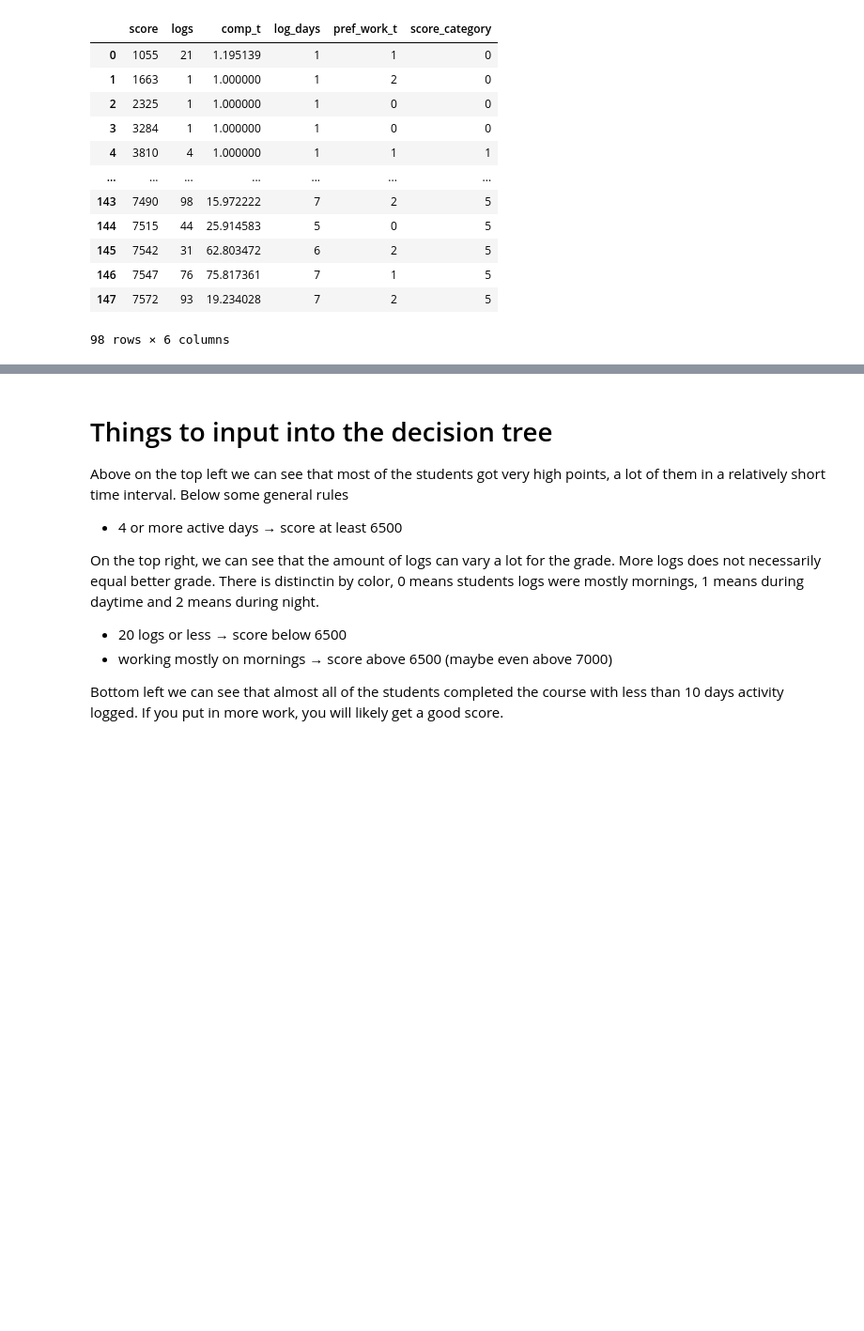
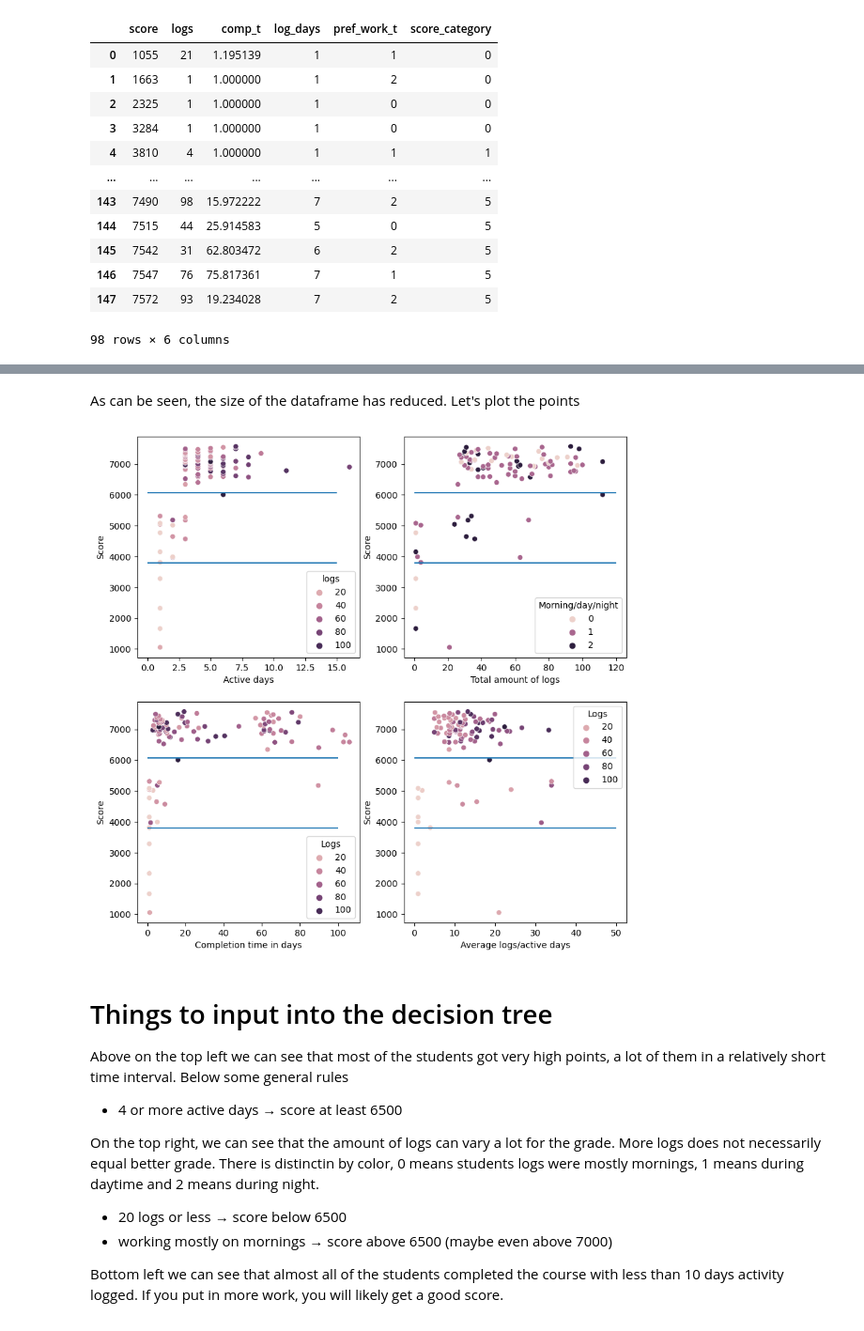
Before and after one commit to fskgiulia/JYUEF01, a Jupyter notebook: project_notebook.ipynb, the cells around one changed output, grey strips where cells are left out. Shown: that part at 94% size. Saved outputs shown, nothing was run; the diff lists cells and outputs as text; code cells hidden in the pictures; blank space fills up the shorter version.

```diff
--- a/project_notebook.ipynb
+++ b/project_notebook.ipynb
@@ -311,3 +242,72 @@ plt.show()
+# %% [markdown]
+As can be seen, the size of the dataframe has reduced. Let's plot the points
+# %%
+# Replotting
+
+fig, ((ax1, ax2), (ax3, ax4)) = plt.subplots(2, 2, figsize=(10,10))
+
+times_arr = df_filtered['comp_t'].to_numpy() # course completion time
+logs_arr = df_filtered['logs'].to_numpy() # amount of logs
+students_arr = df_filtered['score'].to_numpy() # scores
+dates_arr = df_filtered['log_days'].to_numpy() # active days
+
+# for regression models
+time_slope, time_intercept = np.polyfit(times_arr, students_arr, 1)
+logs_slope, logs_intercept = np.polyfit(logs_arr, students_arr, 1)
+dates_slope, dates_intercept = np.polyfit(dates_arr, students_arr, 1)
+
+# Graph on top left
+sns.scatterplot(x=dates_arr,
+                y="score",
+                hue="logs",
+                ax=ax1,
+                data=df_filtered)
+ax1.hlines(y=max_score * 0.5, xmin=0, xmax=15)
+ax1.hlines(y=max_score * 0.8, xmin=0, xmax=15)
+ax1.set_xlabel('Active days')
+ax1.set_ylabel('Score')
+
+# Top right
+sns.scatterplot(x="logs",
+                    y="score",
+                    hue="pref_work_t",
+                    ax=ax2,
+                    data=df_filtered)
+ax2.hlines(y=max_score * 0.5, xmin=0, xmax=120)
+ax2.hlines(y=max_score * 0.8, xmin=0, xmax=120)
+ax2.set_ylabel('Score')
+ax2.set_xlabel('Total amount of logs')
+ax2.legend(title='Morning/day/night')
+
+
+sns.scatterplot(x=times_arr,
+                    y="score",
+                    hue="logs",
+                    ax=ax3,
+                    data=df_filtered)
+                    #, palette="Blues")
+ax3.hlines(y=max_score * 0.5, xmin=0, xmax=100)
+ax3.hlines(y=max_score * 0.8, xmin=0, xmax=100)
+ax3.set_xlabel('Completion time in days')
+ax3.set_ylabel('Score')
+ax3.legend(title='Logs')
+
+sns.scatterplot(x=logs_arr/dates_arr,
+                    y="score",
+                    hue="logs",
+                    ax=ax4,
+                    data=df_filtered)
+                    #, palette="Blues")
+
+ax4.hlines(y=max_score * 0.5, xmin=0, xmax=50)
+ax4.hlines(y=max_score * 0.8, xmin=0, xmax=50)
+ax4.set_xlabel('Average logs/active days')
+ax4.set_ylabel('Score')
+ax4.legend(title='Logs')
+
+plt.show()
+# %% [output]
+[figure, added]
 # %% [markdown]
 # Things to input into the decision tree
 
```
Also changed, not shown: parts of 3 cells of this notebook.
